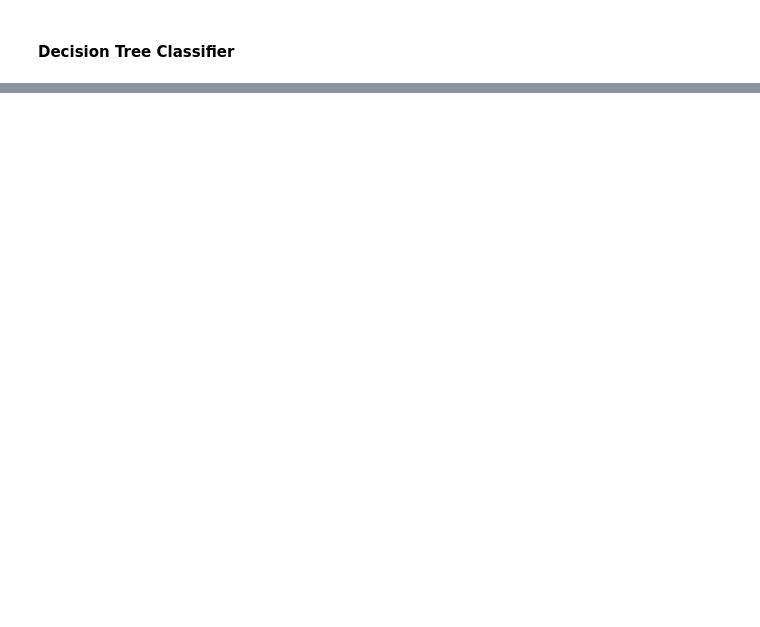
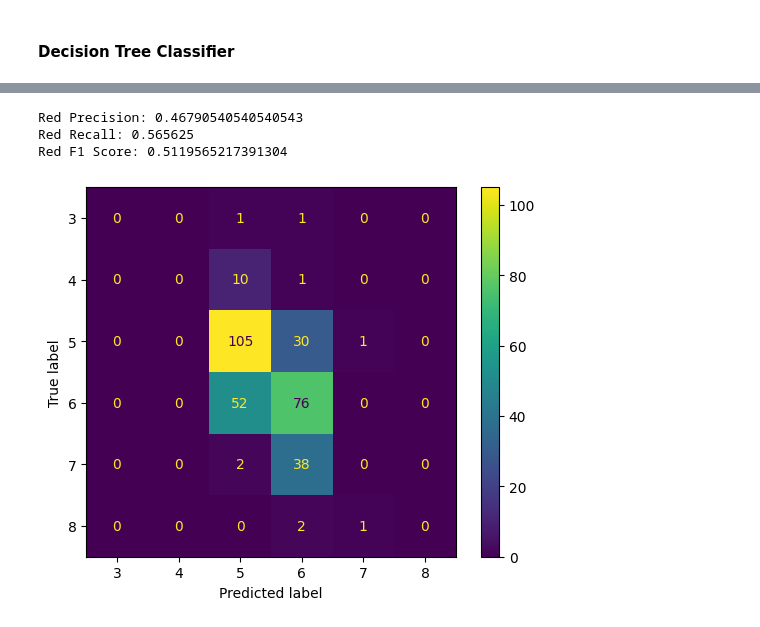
Before and after one commit to zdravoj/data-science-foundations, a Jupyter notebook: UCI_wine_quality.ipynb, the cells around one changed output, grey strips where cells are left out. Drawn from its saved outputs; the diff is of its cells as text; code cells hidden in the pictures; blank space fills up the shorter version.

```diff
--- a/UCI_wine_quality.ipynb
+++ b/UCI_wine_quality.ipynb
@@ -1620,0 +1659,16 @@ White F1 Score: 0.6027134276446287
+# %%
+red_lsvc = LinearSVC()
+red_lsvc.fit(red_X_train_scaled, red_y_train)
+red_lsvc_pred = red_lsvc.predict(red_X_test_scaled)
+
+white_lsvc = LinearSVC()
+white_lsvc.fit(white_X_train_scaled, white_y_train)
+white_lsvc_pred = white_lsvc.predict(white_X_test_scaled)
+# %%
+confmat_display('Red', red_y_test, red_lsvc_pred)
+mod_scores('Red', red_y_test, red_lsvc_pred)
+# %% [output]
+Red Precision: 0.46790540540540543
+Red Recall: 0.565625
+Red F1 Score: 0.5119565217391304
+[figure, added]
```
Also changed, not shown: parts of 11 cells of this notebook.
